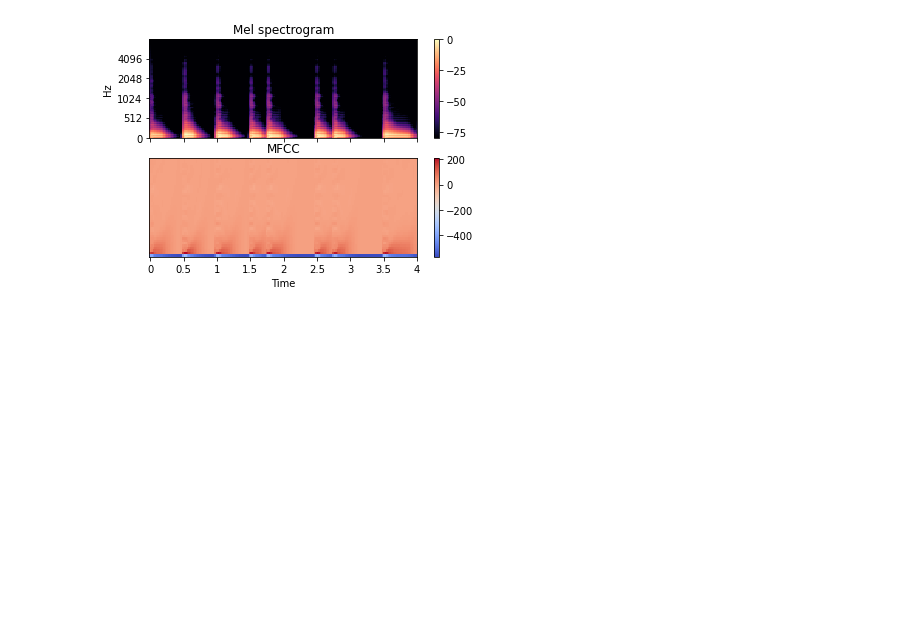
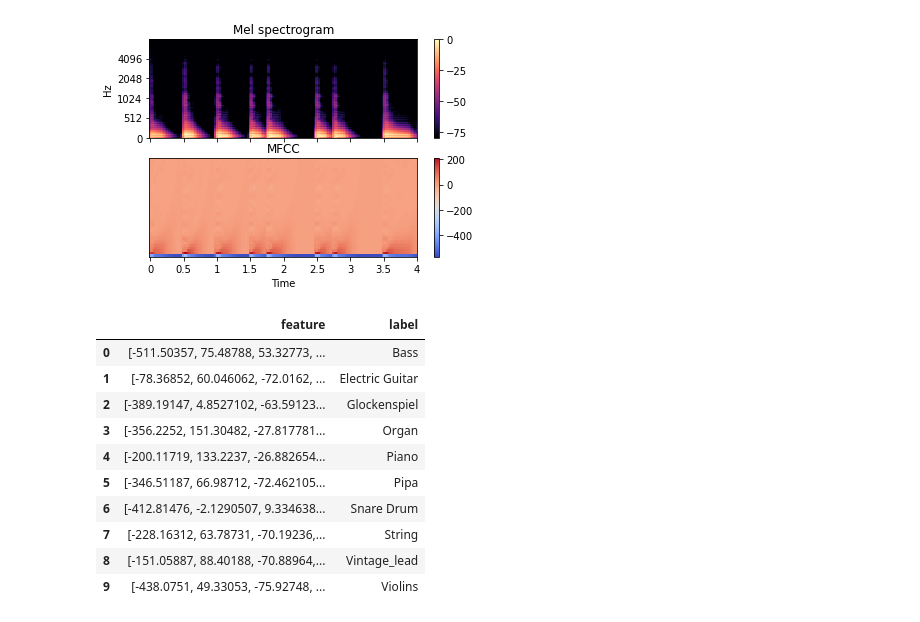
Before and after one commit to ShemarT099/InstrumentClassifer-MachineLearning-, a Jupyter notebook: instrument-classifier.ipynb, the cells around one changed output. Saved outputs shown, nothing was run; the diff lists cells and outputs as text; code cells hidden in the pictures; blank space fills up the shorter version.

Commit message:
Extracted Features from all wav files

```diff
--- a/instrument-classifier.ipynb
+++ b/instrument-classifier.ipynb
@@ -132,3 +132,36 @@ ax[1].set(title='MFCC')
 # %% [output]
 [Text(0.5, 1.0, 'MFCC')]
 [figure]
+# %%
+from tqdm import tqdm
+
+def features_extractor(file):
+    audio, sample_rate = librosa.load(file, res_type='kaiser_fast')
+    mfccs_features = librosa.feature.mfcc(y=audio, sr=sample_rate, n_mfcc=40)
+    mfccs_scaled_features = np.mean(mfccs_features.T,axis=0)
+
+    return mfccs_scaled_features
+# %%
+audio_dataset_path = "/kaggle/input/wavfiles-of-instruments-audio/"
+
+extracted_features=[]
+for index_num,row in tqdm(data.iterrows()):
+    file_name = os.path.join(os.path.abspath(audio_dataset_path),str(row["File Name"]))
+    final_class_labels=row["Label"]
+    data=features_extractor(file_name)
+    extracted_features.append([data,final_class_labels])
+# %%
+extracted_features_df=pd.DataFrame(extracted_features,columns=['feature','label'])
+extracted_features_df.head(10)
+# %% [output]
+|  | feature | label |
+| 0 | [-511.50357, 75.48788, 53.32773, ... | Bass |
+| 1 | [-78.36852, 60.046062, -72.0162, ... | Electric Guitar |
+| 2 | [-389.19147, 4.8527102, -63.59123... | Glockenspiel |
+| 3 | [-356.2252, 151.30482, -27.817781... | Organ |
+| 4 | [-200.11719, 133.2237, -26.882654... | Piano |
+| 5 | [-346.51187, 66.98712, -72.462105... | Pipa |
+| 6 | [-412.81476, -2.1290507, 9.334638... | Snare Drum |
+| 7 | [-228.16312, 63.78731, -70.19236,... | String |
+| 8 | [-151.05887, 88.40188, -70.88964,... | Vintage_lead |
+| 9 | [-438.0751, 49.33053, -75.92748, ... | Violins |
```
Also changed, not shown: parts of 3 cells of this notebook.
